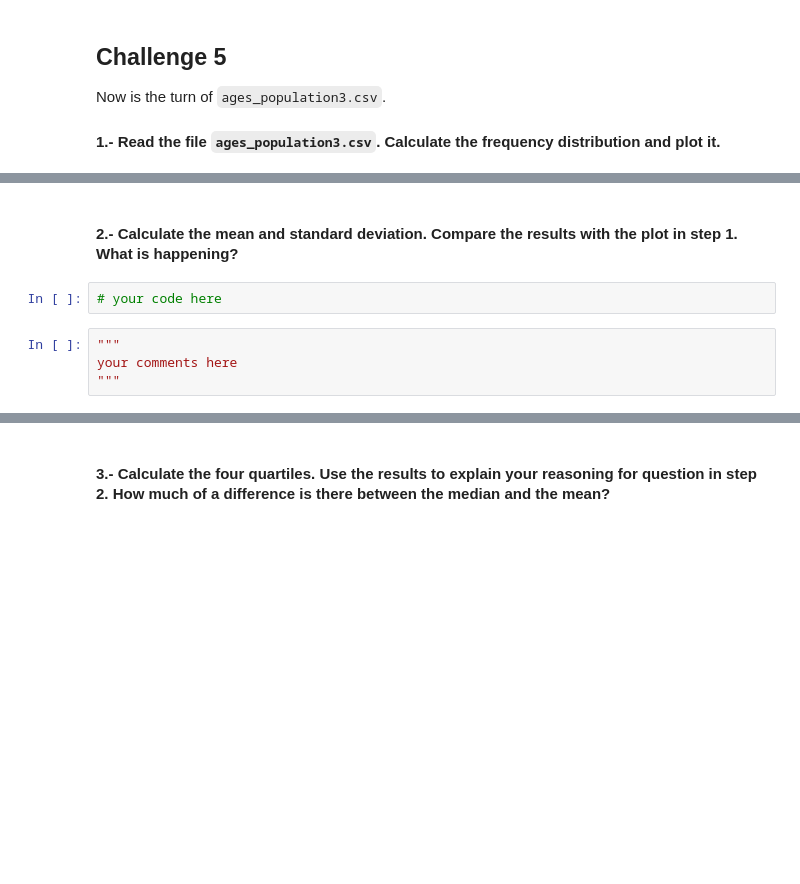
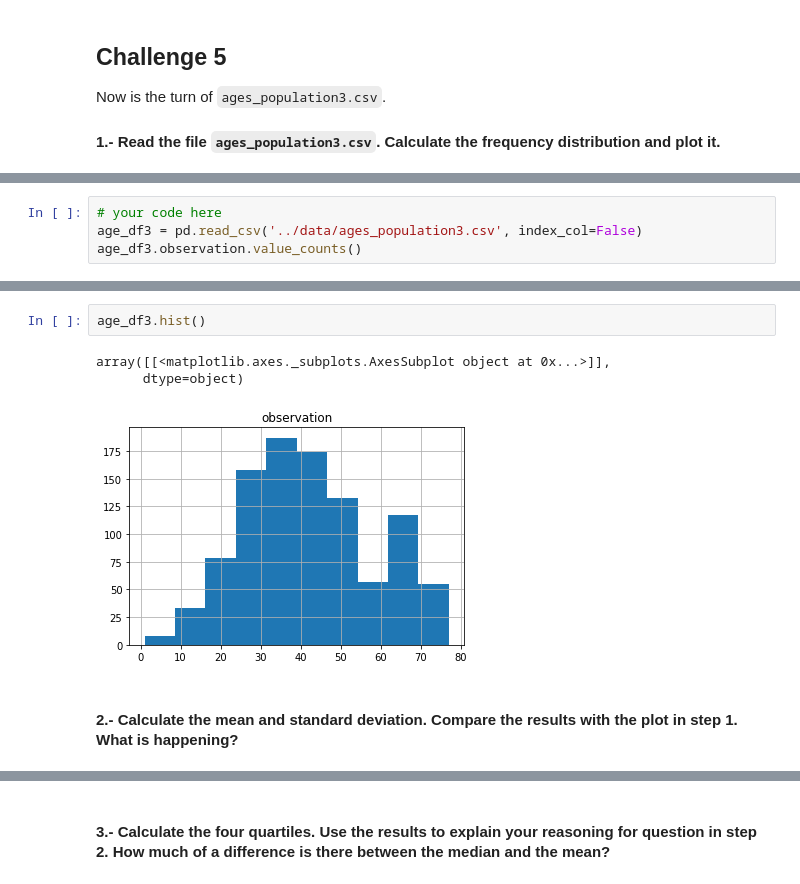
Before and after one commit to ta-data-bcn/descriptive-stats, a Jupyter notebook: your-code/main.ipynb, the cells around one changed output, grey strips where cells are left out. Saved outputs shown, nothing was run; the diff lists cells and outputs as text; blank space fills up the shorter version.

```diff
--- a/your-code/main.ipynb
+++ b/your-code/main.ipynb
@@ -281,0 +282,4 @@ Now is the turn of `ages_population3.csv`.
+# %%
+# your code here
+age_df3 = pd.read_csv('../data/ages_population3.csv', index_col=False)
+age_df3.observation.value_counts()
@@ -282,8 +299,8 @@ Now is the turn of `ages_population3.csv`.
+# %%
+age_df3.hist()
+# %% [output]
+array([[<matplotlib.axes._subplots.AxesSubplot object at 0x...>]],
+      dtype=object)
+[figure, added]
 # %% [markdown]
 #### 2.- Calculate the mean and standard deviation. Compare the results with the plot in step 1. What is happening?
-# %%
-# your code here
-# %%
-"""
-your comments here
-"""
```
Also changed, not shown: parts of 14 cells of this notebook.
